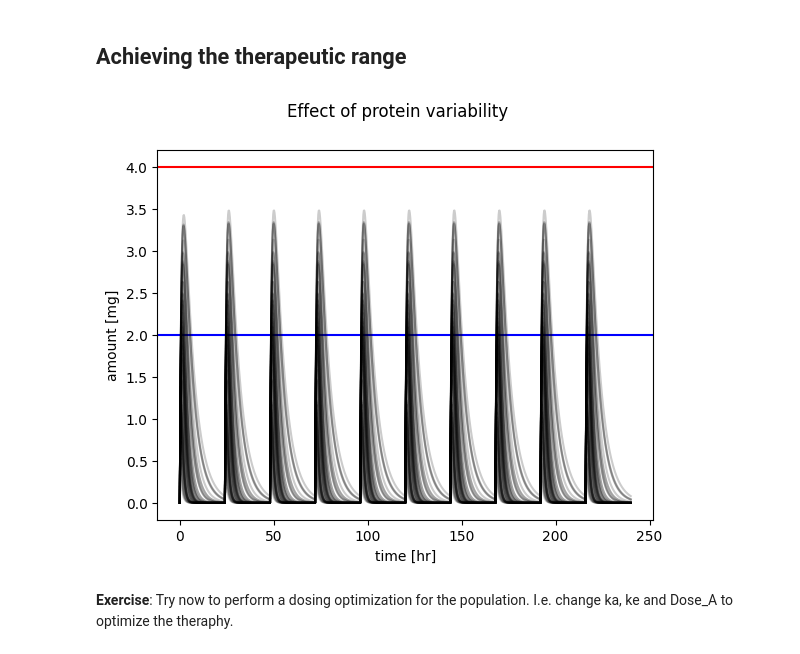
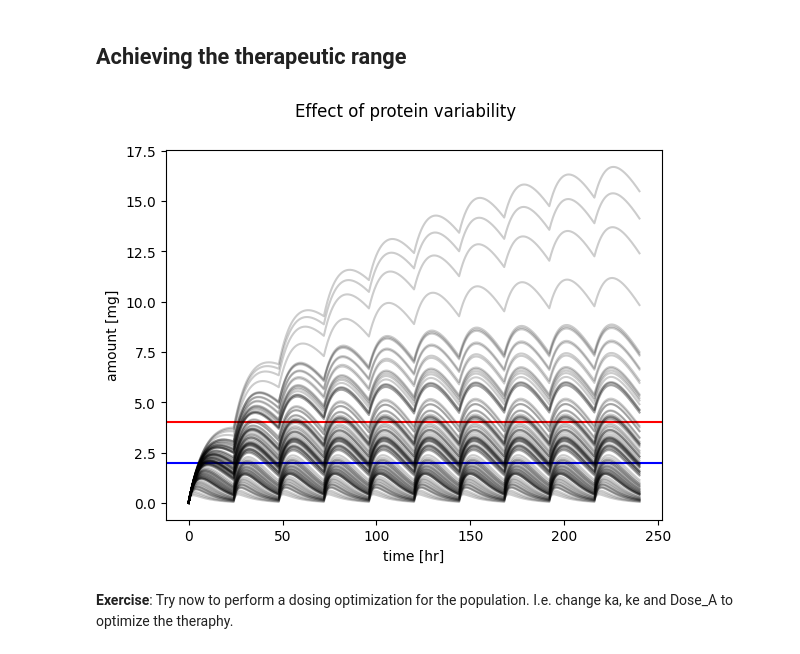
Before and after one commit to matthiaskoenig/course-pharmacokinetic-modelling, a Jupyter notebook: src/mb19/notebooks/08_variability.ipynb, the cells around one changed output. Cells and saved outputs as stored; diff of their text form; code cells hidden in the pictures.

```diff
--- a/src/mb19/notebooks/08_variability.ipynb
+++ b/src/mb19/notebooks/08_variability.ipynb
@@ -38,7 +38,7 @@ x = np.linspace(lognorm.ppf(0.01, s), lognorm.ppf(0.99, s), 200)
 
 ax.plot(x, lognorm.pdf(x, s), 'k-', lw=2, alpha=0.6, label='lognorm pdf')
 
-n_samples = 50
+n_samples = 100
 f_proteins = lognorm.rvs(s, size=n_samples)
 
 ax.hist(f_proteins, density=True, bins='auto', histtype='stepfilled', alpha=0.7,
@@ -158,36 +158,36 @@ def simulate_multi_dosing(Dose_A, ka, ke):
 # %%
 # run simulation and plot results
 Dose_A = 5.0  # [mg]
-ka = 1  # [1/hr]
-ke = 1  # [1/hr]
+ka = 0.1  # [1/hr]
+ke = 0.1  # [1/hr]
 
 
 # simulate multi dosing
 tcs = []
 pks = []
 for f_protein in f_proteins:
 
     # the genetic variants effect the elimination/transport rate
     ke_protein = f_protein * ke
 
     df = simulate_multi_dosing(Dose_A, ka, ke_protein)
     tcs.append(df)
 
 
 # plot timecourse
 f, ax = plt.subplots(nrows=1, ncols=1)
 f.suptitle("Effect of protein variability")
 ax.set_xlabel("time [hr]")
 ax.set_ylabel("amount [mg]")
 ax.axhline(y=4, color='r', linestyle='-', label="MTC")
 ax.axhline(y=2, color='b', linestyle='-', label="MEC")
 
 for k, f_protein in enumerate(f_proteins):
     tc = tcs[k]
     ax.plot(tc.time, tc.A_central, color="black", alpha=0.2)
 plt.show()
 # %% [output]
-[figure, old version]
+[figure, new version]
 # %% [markdown]
 **Exercise**: Try now to perform a dosing optimization for the population. I.e. change ka, ke and Dose_A to optimize the theraphy.
 # %% [markdown]
```
Also changed, not shown: parts of 4 cells of this notebook, 7 other files.
